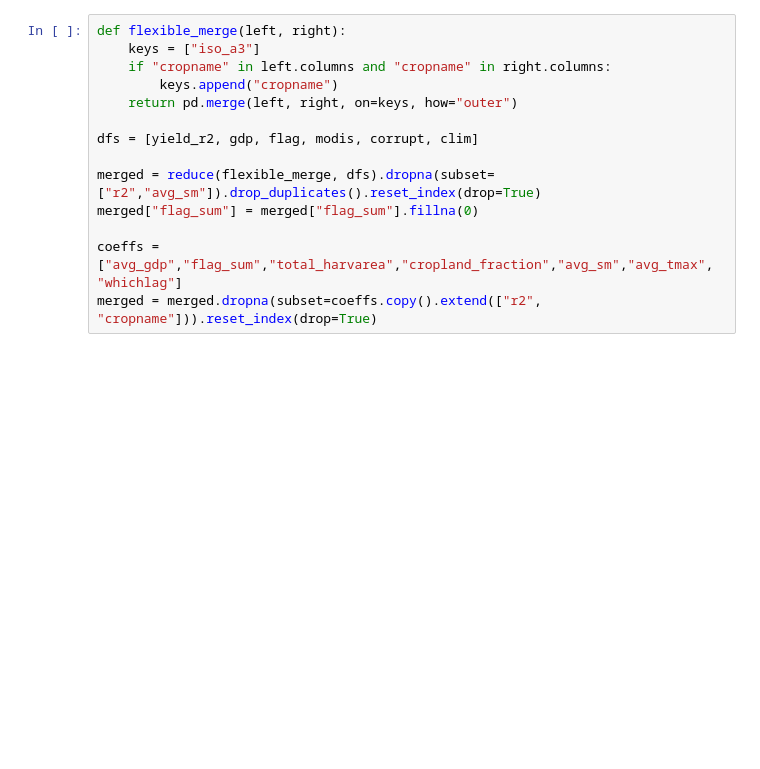
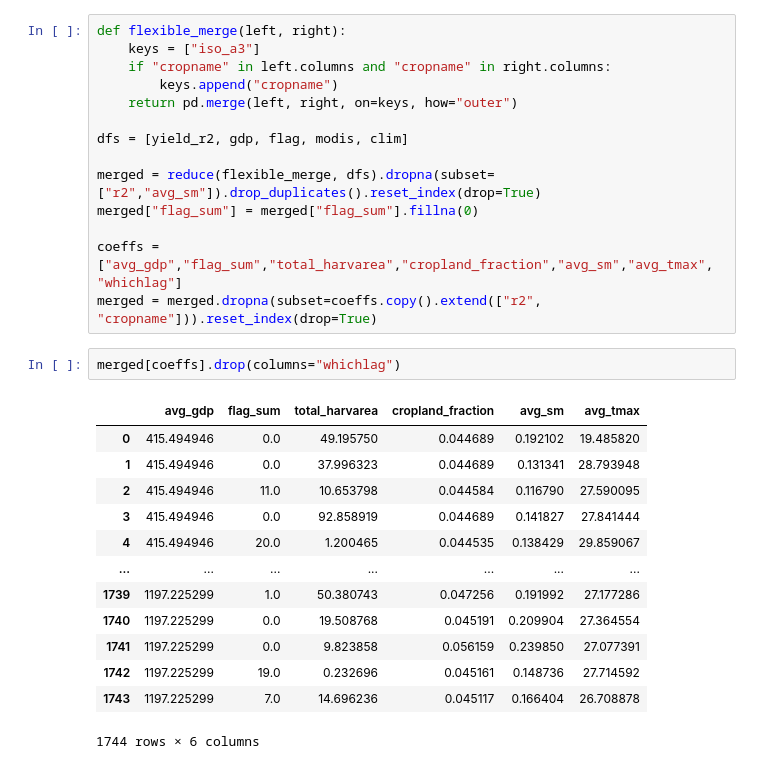
Before and after one commit to carospark/FAO_ag_check_code, a Jupyter notebook: notebook/yield_comparison_model.ipynb, the cells around one changed output. Drawn from its saved outputs; the diff is of its cells as text; blank space fills up the shorter version.

```diff
--- a/notebook/yield_comparison_model.ipynb
+++ b/notebook/yield_comparison_model.ipynb
@@ -36,11 +42,27 @@ def flexible_merge(left, right):
         keys.append("cropname")
     return pd.merge(left, right, on=keys, how="outer")
 
-dfs = [yield_r2, gdp, flag, modis, corrupt, clim]
+dfs = [yield_r2, gdp, flag, modis, clim]
 
 merged = reduce(flexible_merge, dfs).dropna(subset=["r2","avg_sm"]).drop_duplicates().reset_index(drop=True)
 merged["flag_sum"] = merged["flag_sum"].fillna(0)
 
 coeffs = ["avg_gdp","flag_sum","total_harvarea","cropland_fraction","avg_sm","avg_tmax", "whichlag"]
 merged = merged.dropna(subset=coeffs.copy().extend(["r2", "cropname"])).reset_index(drop=True)
+# %%
+merged[coeffs].drop(columns="whichlag")
+# %% [output]
+|  | avg_gdp | flag_sum | total_harvarea | cropland_fraction | avg_sm | avg_tmax |
+| 0 | 415.494946 | 0.0 | 49.195750 | 0.044689 | 0.192102 | 19.485820 |
+| 1 | 415.494946 | 0.0 | 37.996323 | 0.044689 | 0.131341 | 28.793948 |
+| 2 | 415.494946 | 11.0 | 10.653798 | 0.044584 | 0.116790 | 27.590095 |
+| 3 | 415.494946 | 0.0 | 92.858919 | 0.044689 | 0.141827 | 27.841444 |
+| 4 | 415.494946 | 20.0 | 1.200465 | 0.044535 | 0.138429 | 29.859067 |
+| ... | ... | ... | ... | ... | ... | ... |
+| 1739 | 1197.225299 | 1.0 | 50.380743 | 0.047256 | 0.191992 | 27.177286 |
+| 1740 | 1197.225299 | 0.0 | 19.508768 | 0.045191 | 0.209904 | 27.364554 |
+| 1741 | 1197.225299 | 0.0 | 9.823858 | 0.056159 | 0.239850 | 27.077391 |
+| 1742 | 1197.225299 | 19.0 | 0.232696 | 0.045161 | 0.148736 | 27.714592 |
+| 1743 | 1197.225299 | 7.0 | 14.696236 | 0.045117 | 0.166404 | 26.708878 |
+1744 rows × 6 columns
 # %%
```
Also changed, not shown: parts of 9 cells of this notebook, 18 other files.
